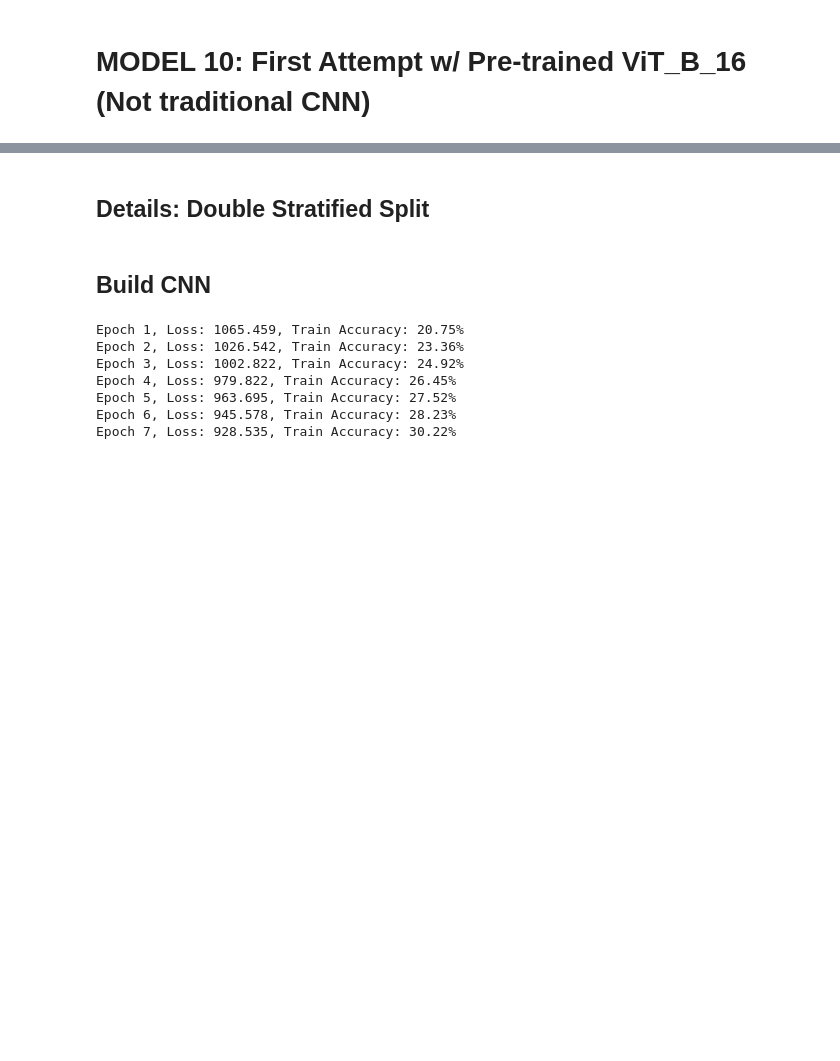
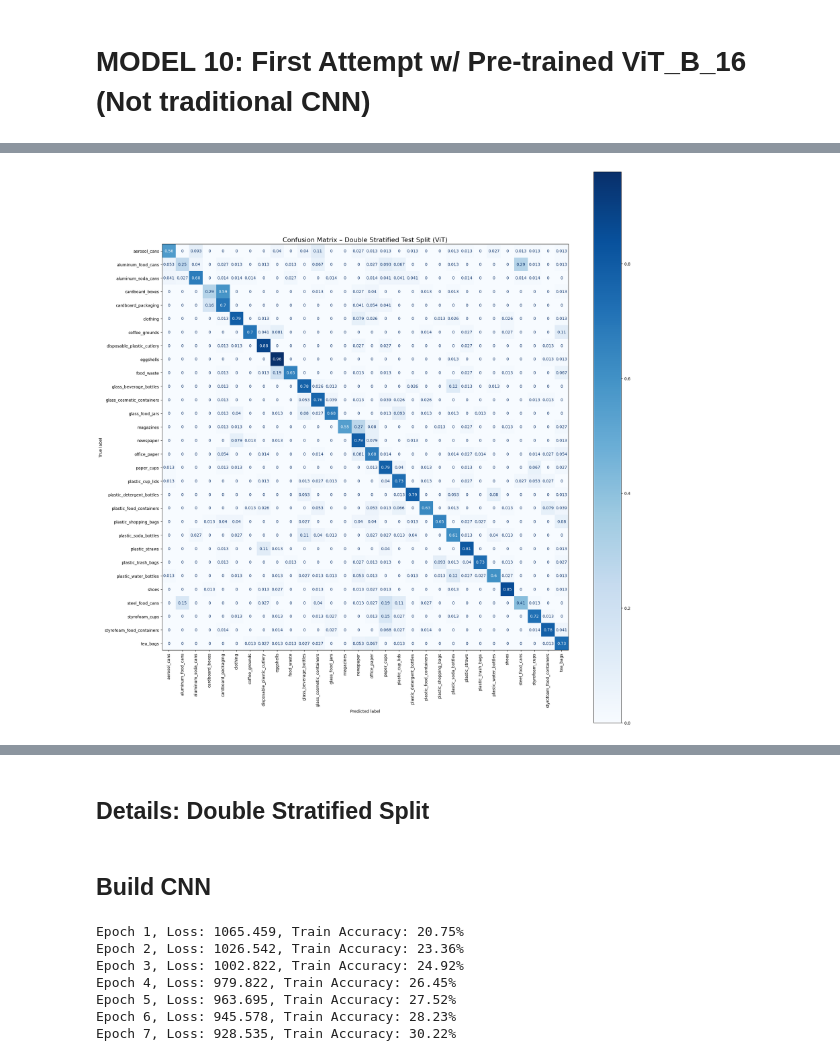
Before and after one commit to skozub25/Waste-Classification, a Jupyter notebook: wasteclassification.ipynb, the cells around one changed output, grey strips where cells are left out. Cells and saved outputs as stored; diff of their text form; code cells hidden in the pictures; blank space fills up the shorter version.

```diff
--- a/wasteclassification.ipynb
+++ b/wasteclassification.ipynb
@@ -2651,17 +2745,15 @@ plt.show()
 # %%
 # ----------------------
-# ACCURACY: Per-Class + Real-World vs Default Breakdown
+# ACCURACY: Per-Class + Real-World vs Default Breakdown (ViT)
 # ----------------------
-class_correct = [0] * num_classes
-class_total = [0] * num_classes
-default_correct = 0
-default_total = 0
-real_correct = 0
-real_total = 0
-
-test_paths = [full_dataset_val.samples[i][0] for i in double_strat_test_dataset.indices]
-all_preds = []
-all_labels = []
+vit_class_correct = [0] * num_classes
+vit_class_total = [0] * num_classes
+vit_default_correct = 0
+vit_default_total = 0
+vit_real_correct = 0
+vit_real_total = 0
+vit_all_preds = []
+vit_all_labels = []
 
 with torch.no_grad():
     for i, (images, labels) in enumerate(test_loader):
@@ -2672,55 +2764,59 @@ with torch.no_grad():
         for j in range(len(labels)):
             true_label = labels[j].item()
             pred_label = predicted[j].item()
-            class_total[true_label] += 1
+            vit_class_total[true_label] += 1
             if true_label == pred_label:
-                class_correct[true_label] += 1
+                vit_class_correct[true_label] += 1
 
-            path = test_paths[i * test_loader.batch_size + j]
+            path = test_paths_vit[i * test_loader.batch_size + j]
             if "default" in path:
-                default_total += 1
+                vit_default_total += 1
                 if true_label == pred_label:
-                    default_correct += 1
+                    vit_default_correct += 1
             elif "real_world" in path:
-                real_total += 1
+                vit_real_total += 1
                 if true_label == pred_label:
-                    real_correct += 1
+                    vit_real_correct += 1
 
-            all_preds.append(pred_label)
-            all_labels.append(true_label)
+            vit_all_preds.append(pred_label)
+            vit_all_labels.append(true_label)
 
 # ----------------------
-# CONFUSION MATRIX (normalized)
+# CONFUSION MATRIX (Normalized)
 # ----------------------
-cm = confusion_matrix(all_labels, all_preds, normalize='true')
-disp = ConfusionMatrixDisplay(confusion_matrix=cm, display_labels=full_dataset_val.classes)
-plt.figure(figsize=(16, 16))
-disp.plot(xticks_rotation=90, cmap="Blues")
-plt.title("Normalized Confusion Matrix – ViT (Double Stratified Split)")
+vit_cm = confusion_matrix(vit_all_labels, vit_all_preds, normalize='true')
+vit_disp = ConfusionMatrixDisplay(confusion_matrix=vit_cm, display_labels=full_dataset_val.classes)
+
+fig, ax = plt.subplots(figsize=(20, 20))
+vit_disp.plot(ax=ax, xticks_rotation=90, cmap="Blues", colorbar=True)
+ax.set_xticklabels(full_dataset_val.classes, fontsize=10, rotation=90)
+ax.set_yticklabels(full_dataset_val.classes, fontsize=10)
+plt.title("Confusion Matrix – Double Stratified Test Split (ViT)", fontsize=16)
+plt.tight_layout()
 plt.show()
 
 # ----------------------
 # PER-CLASS ACCURACY
 # ----------------------
 print("\n🔍 Per-Class Accuracy Breakdown:\n" + "-" * 40)
 for i, class_name in enumerate(full_dataset_val.classes):
-    acc = 100 * class_correct[i] / class_total[i] if class_total[i] > 0 else 0.0
+    acc = 100 * vit_class_correct[i] / vit_class_total[i] if vit_class_total[i] > 0 else 0.0
     print(f"{class_name:30s} — Accuracy: {acc:.2f}%")
 
 # ----------------------
 # DEFAULT vs REAL-WORLD ACCURACY
 # ----------------------
-default_acc = 100 * default_correct / default_total if default_total > 0 else 0.0
-real_acc = 100 * real_correct / real_total if real_total > 0 else 0.0
+vit_default_acc = 100 * vit_default_correct / vit_default_total if vit_default_total > 0 else 0.0
+vit_real_acc = 100 * vit_real_correct / vit_real_total if vit_real_total > 0 else 0.0
 
 print("\n📸 Accuracy by Photo Type:\n" + "-" * 40)
-print(f"Default Photos      — Accuracy: {default_acc:.2f}% ({default_correct}/{default_total})")
-print(f"Real-World Photos   — Accuracy: {real_acc:.2f}% ({real_correct}/{real_total})")
+print(f"Default Photos      — Accuracy: {vit_default_acc:.2f}% ({vit_default_correct}/{vit_default_total})")
+print(f"Real-World Photos   — Accuracy: {vit_real_acc:.2f}% ({vit_real_correct}/{vit_real_total})")
 
 # ----------------------
 # OVERALL ACCURACY
 # ----------------------
-correct = sum(class_correct)
-total = sum(class_total)
-overall_acc = 100 * correct / total
-print(f"\n✅ Overall Test Accuracy (Double Stratified Split): {overall_acc:.2f}%")
+vit_overall_acc = 100 * sum(vit_class_correct) / sum(vit_class_total)
+print(f"\n✅ Overall Test Accuracy (Double Stratified – ViT): {vit_overall_acc:.2f}%")
+# %% [output]
+[figure, added]
```
Also changed, not shown: parts of 8 cells of this notebook.
